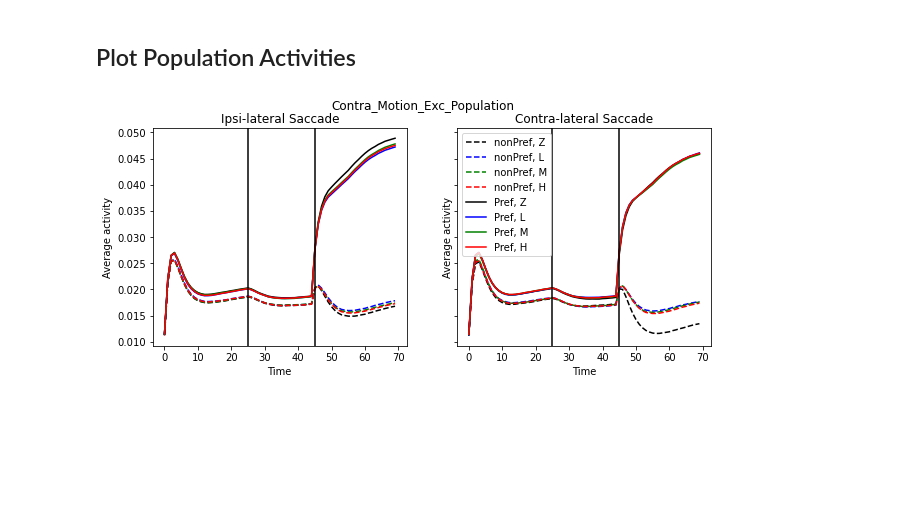
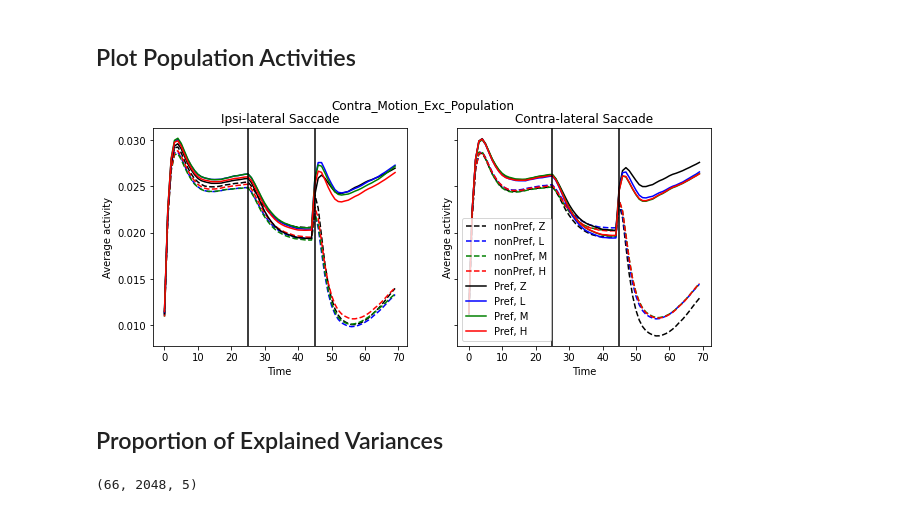
Before and after one commit to xuanyuw/TD-modulation-model, a Jupyter notebook: activity_analysis.ipynb, the cells around one changed output. Drawn from its saved outputs; the diff is of its cells as text; code cells hidden in the pictures; blank space fills up the shorter version.

Commit message:
updated activity analysis

```diff
--- a/activity_analysis.ipynb
+++ b/activity_analysis.ipynb
@@ -271,7 +276,7 @@ def plot_population_activity(h, y, desired_out, stim_level, stim_dir, title, sav
     plt.suptitle(title)
 
     if save_plt:
-        pic_dir = os.path.join(f_dir, 'single_neuron_activity')
+        pic_dir = os.path.join(f_dir, 'population_neuron_activity')
         if not os.path.exists(pic_dir):
             os.makedirs(pic_dir)
         plt.savefig(os.path.join(pic_dir,'%s.png'% title))
@@ -279,11 +284,12 @@ def plot_population_activity(h, y, desired_out, stim_level, stim_dir, title, sav
 
 def min_max_normalize(arr):
     return (arr - np.min(arr))/(np.max(arr) - np.min(arr))
-
-temp_h = h[:, :, :32]
-normalized_h = np.zeros(temp_h.shape)
-for i in range(temp_h.shape[2]):
-    normalized_h[:, :, i] = min_max_normalize(temp_h[:, :, i])
-plot_population_activity(normalized_h, y, desired_out, stim_level, stim_dir, 'Contra_Motion_Exc_Population', False)
-# %% [output]
-[figure, removed]
+# %%
+
+normalized_h = np.zeros(h.shape)
+for i in range(h.shape[2]):
+    normalized_h[:, :, i] = min_max_normalize(h[:, :, i])
+temp_h = normalized_h[:, :, :32]
+plot_population_activity(temp_h, y, desired_out, stim_level, stim_dir, 'Contra_Motion_Exc_Population', False)
+# %% [output]
+[figure, added]
@@ -289,0 +314,2 @@ plot_population_activity(normalized_h, y, desired_out, stim_level, stim_dir, 'Co
+# %% [markdown]
+## Proportion of Explained Variances
@@ -289,0 +353,6 @@ plot_population_activity(normalized_h, y, desired_out, stim_level, stim_dir, 'Co
+# %%
+h0 = h[:, :, 0]
+h0_cut = np.dstack([h0[i:1+i-5 or None:1] for i in range(5)])
+h0_cut.shape
+# %% [output]
+(66, 2048, 5)
```
Also changed, not shown: parts of 8 cells of this notebook, 1 other file.
